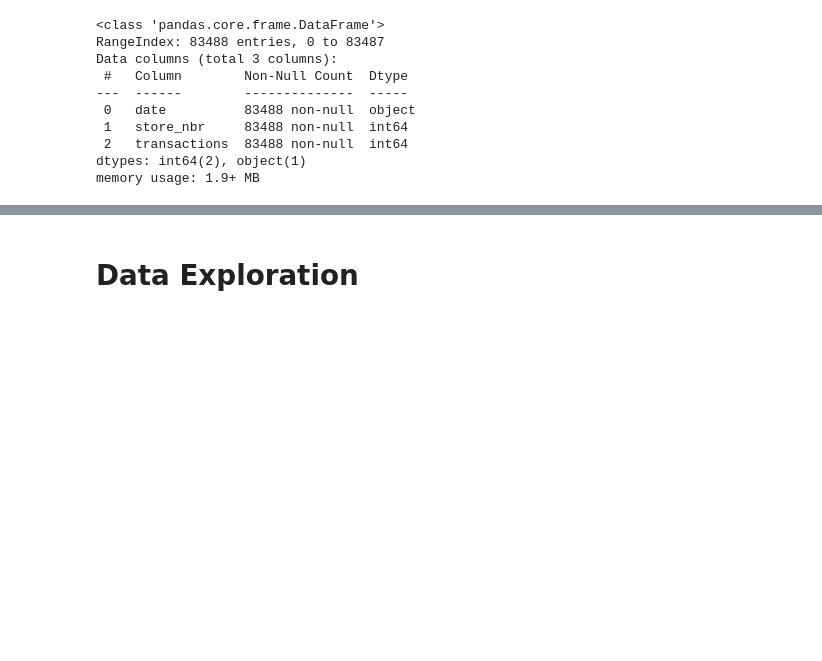
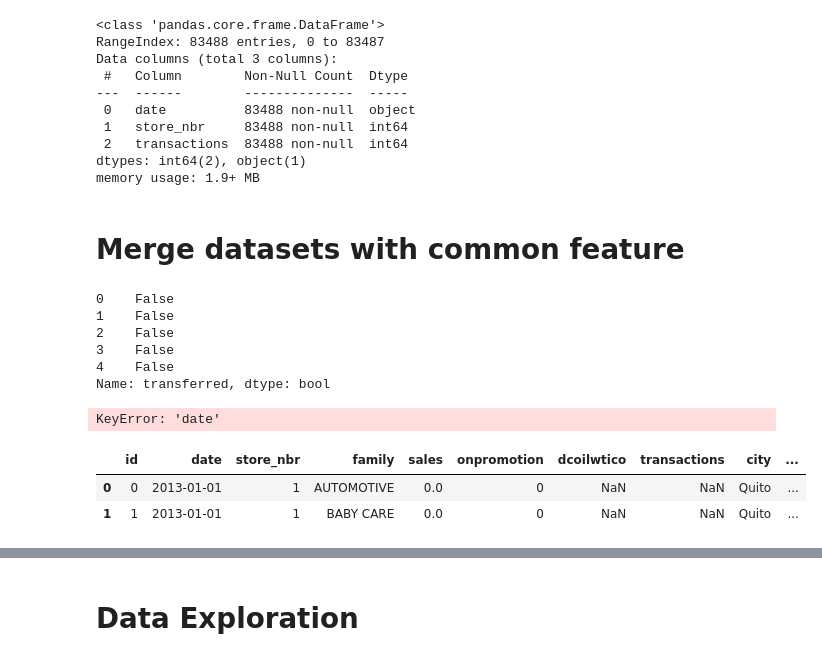
Before and after one commit to Temmybjt/Store-Sales--Time-Series-Forecasting, a Jupyter notebook: Store_Sales_Time_Series_Forecast.ipynb, the cells around one changed output, grey strips where cells are left out. Saved outputs shown, nothing was run; the diff lists cells and outputs as text; code cells hidden in the pictures; blank space fills up the shorter version.

```diff
--- a/Store_Sales_Time_Series_Forecast.ipynb
+++ b/Store_Sales_Time_Series_Forecast.ipynb
@@ -152,3 +82,40 @@ Data columns (total 3 columns):
  2   transactions  83488 non-null  int64
 dtypes: int64(2), object(1)
 memory usage: 1.9+ MB
+# %% [markdown]
+# Merge datasets with common feature
+# %%
+# Merge oil price
+train = train.merge(oil, on='date', how='left')
+test = test.merge(oil, on='date', how='left')
+
+# Merge transactions
+train = train.merge(transactions, on=['date', 'store_nbr'], how='left')
+test = test.merge(transactions, on=['date', 'store_nbr'], how='left')
+
+# Merge stores description
+train = train.merge(stores, on='store_nbr', how='left')
+test = test.merge(stores, on='store_nbr', how='left')
+# %%
+# Merge holidays after removing transferred holidays
+# Remove transferred holidays
+holidays.head()
+# %% [output]
+0    False
+1    False
+2    False
+3    False
+4    False
+Name: transferred, dtype: bool
+# %%
+# Add holidays
+train = train.merge(holidays, on='date', how='left')
+test = test.merge(holidays, on='date', how='left')
+# %% [output]
+KeyError: 'date'
+# %%
+train.head(2)
+# %% [output]
+|  | id | date | store_nbr | family | sales | onpromotion | dcoilwtico | transactions | city | ... |
+| 0 | 0 | 2013-01-01 | 1 | AUTOMOTIVE | 0.0 | 0 | NaN | NaN | Quito | ... |
+| 1 | 1 | 2013-01-01 | 1 | BABY CARE | 0.0 | 0 | NaN | NaN | Quito | ... |
```
Also changed, not shown: parts of 9 cells of this notebook.
